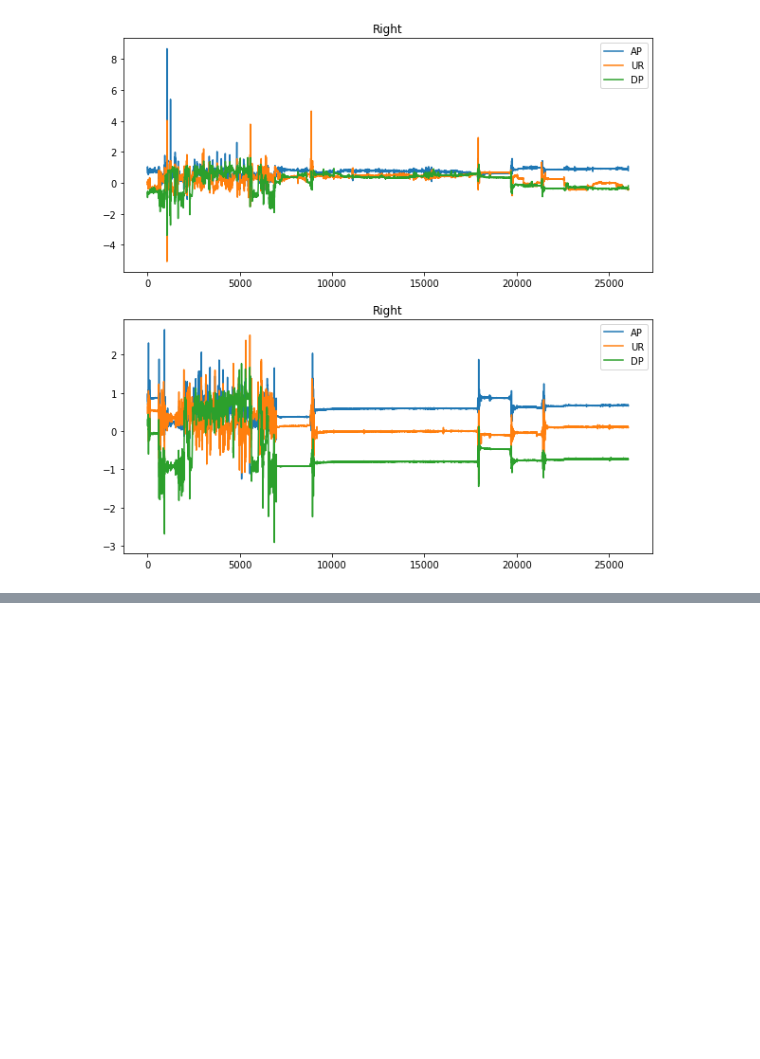
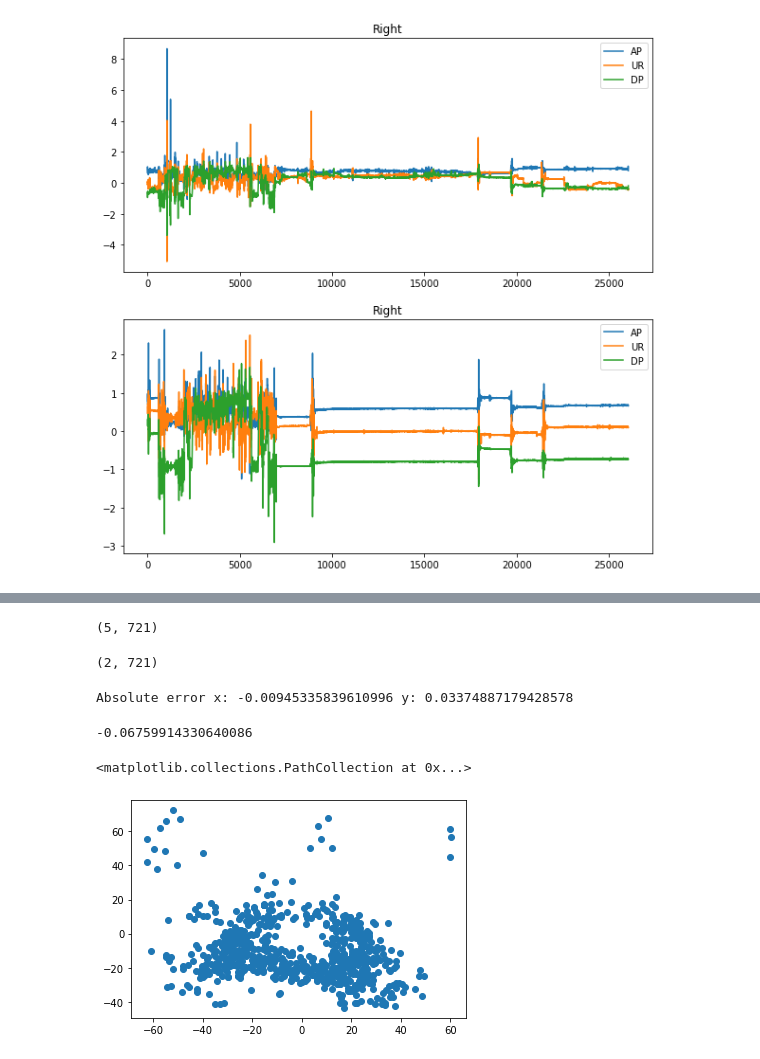
Before and after one commit to MikeDoes/START_HACK_2021, a Jupyter notebook: LoadData.ipynb, the cells around one changed output, grey strips where cells are left out. Saved outputs shown, nothing was run; the diff lists cells and outputs as text; code cells hidden in the pictures; blank space fills up the shorter version.

Commit message:
hand predictor done ()

```diff
--- a/LoadData.ipynb
+++ b/LoadData.ipynb
@@ -118,0 +206,52 @@ end_time = datetime.strptime(end_time[:len(end_time) - 9], '%Y-%m-%d %H:%M:%S.%f
+# %%
+x = np.array(ace + p)
+x = x[:, :721]
+x.shape
+# %% [output]
+(5, 721)
+# %%
+y = np.array(p)[:, 1:]
+y.shape
+# %% [output]
+(2, 721)
+# %%
+class predictor_hand():
+
+    def __init__(self, max_iter=1000, tol=1e-3):
+        self.reg = make_pipeline(StandardScaler(),
+                                 SGDRegressor(max_iter=max_iter, tol=tol))
+
+        self.reg2 = make_pipeline(StandardScaler(),
+                                  SGDRegressor(max_iter=max_iter, tol=tol))
+
+    def fit(self, x, y):
+        self.reg.fit(x, y[0, :])
+
+        self.reg2.fit(x, y[1, :])
+
+        print("Absolute error x: {} y: {}".format(np.mean(y[1, :] - reg2.predict(x)),
+               np.mean(y[0, :] - reg.predict(x))))
+
+    def predict(self, x):
+        return np.array([self.reg.predict(x), self.reg2.predict(x)]).T
+# %%
+model = predictor_hand()
+model.fit(x.T, y)
+prediction = model.predict(x.T)
+# %% [output]
+Absolute error x: -0.00945335839610996 y: 0.03374887179428578
+# %%
+reg2 = make_pipeline(StandardScaler(),
+                    SGDRegressor(max_iter=1000, tol=1e-3))
+reg2.fit(x.T, y[1, :])
+
+np.mean(y[1, :] - reg2.predict(x.T))
+# %% [output]
+-0.06759914330640086
+# %%
+prediction = np.array([reg.predict(x.T), reg2.predict(x.T)]).T
+# %%
+plt.scatter(prediction[:, 0], prediction[:, 1])
+# %% [output]
+<matplotlib.collections.PathCollection at 0x...>
+[figure, added]
```
Also changed, not shown: parts of 17 cells of this notebook.
